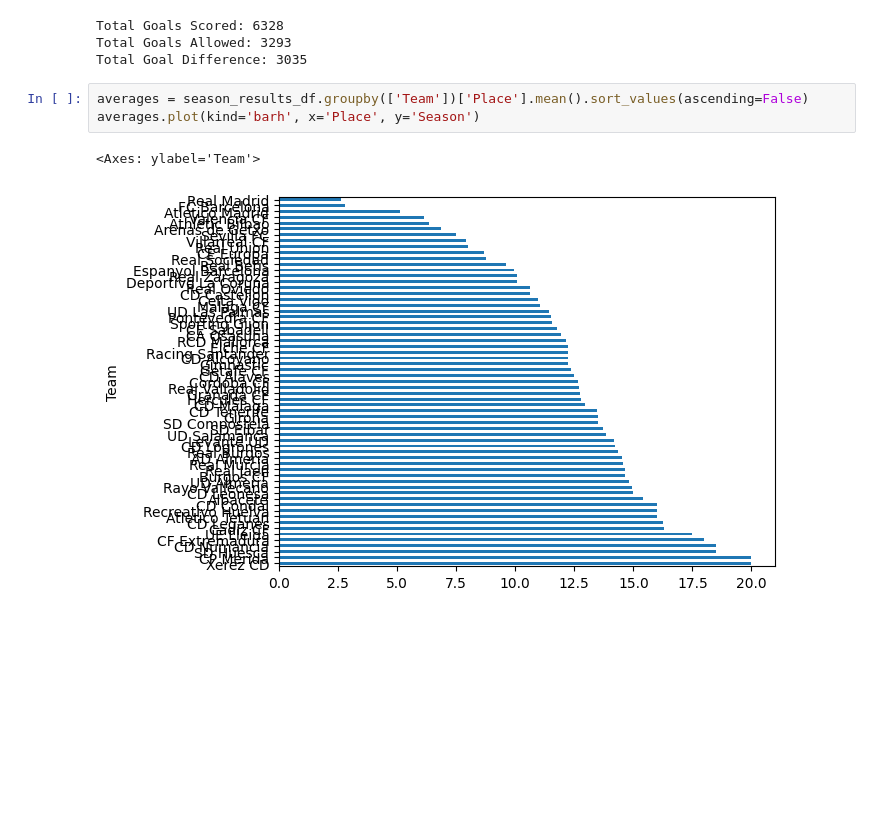
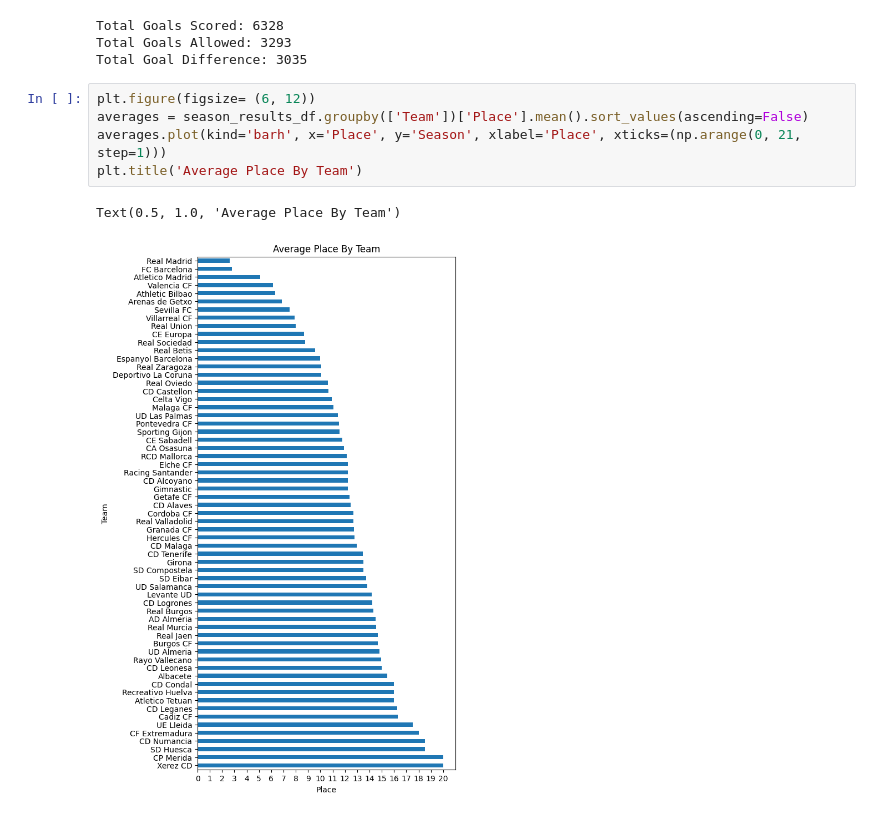
Before and after one commit to EvanDBush/soccer_rivalry_project, a Jupyter notebook: explore.ipynb, the cells around one changed output. Saved outputs shown, nothing was run; the diff lists cells and outputs as text; blank space fills up the shorter version.

Commit message:
working on Place by Season

```diff
--- a/explore.ipynb
+++ b/explore.ipynb
@@ -69,8 +69,10 @@ Total Goals Scored: 6328
 Total Goals Allowed: 3293
 Total Goal Difference: 3035
 # %%
+plt.figure(figsize= (6, 12))
 averages = season_results_df.groupby(['Team'])['Place'].mean().sort_values(ascending=False)
-averages.plot(kind='barh', x='Place', y='Season')
+averages.plot(kind='barh', x='Place', y='Season', xlabel='Place', xticks=(np.arange(0, 21, step=1)))
+plt.title('Average Place By Team')
 # %% [output]
-<Axes: ylabel='Team'>
+Text(0.5, 1.0, 'Average Place By Team')
-[figure, old version]
+[figure, new version]
```
Also changed, not shown: 1 other file.
